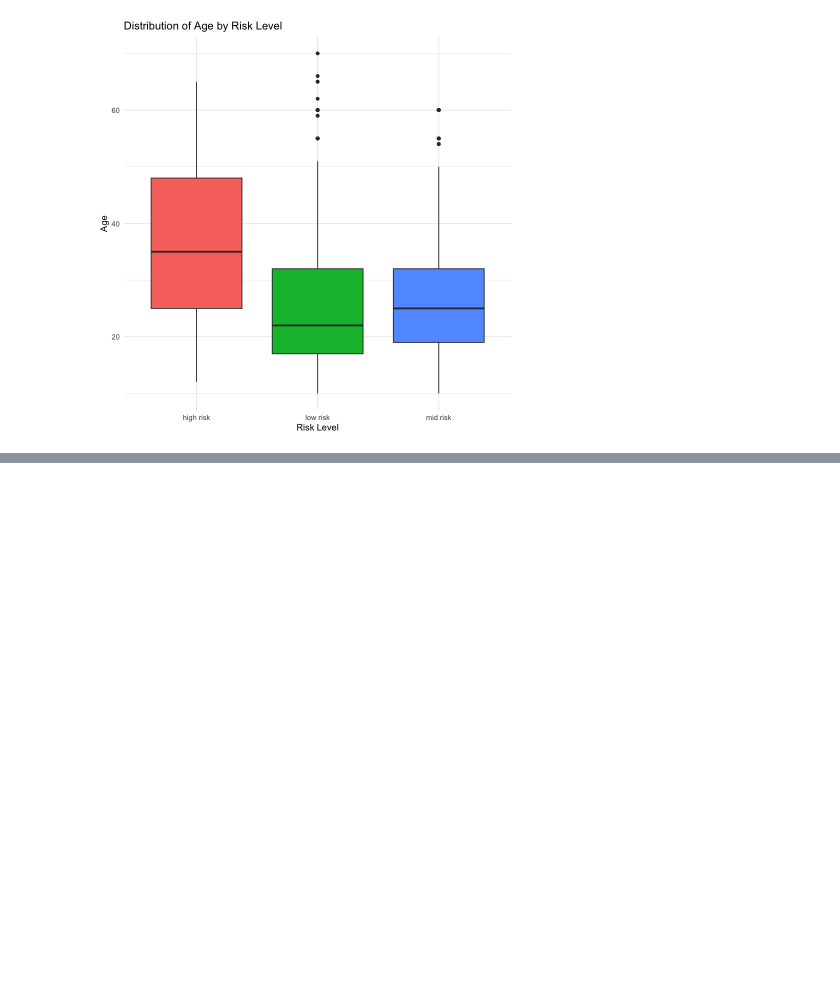
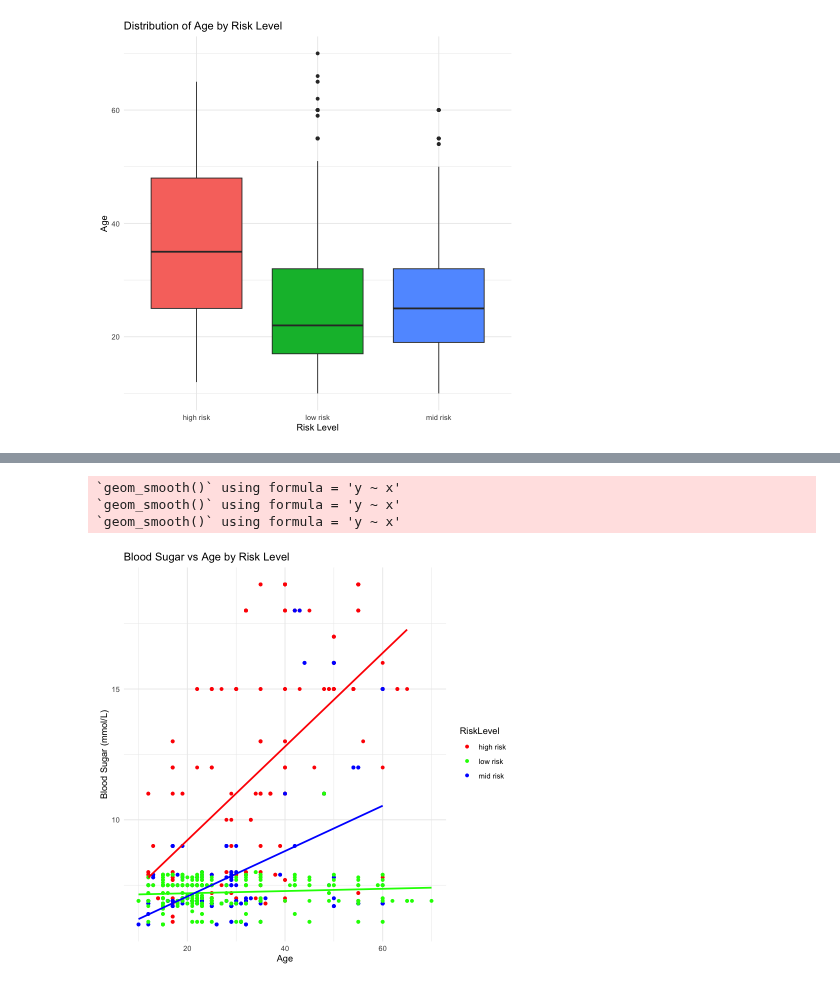
Before and after one commit to mencinas93/Maternal-Health, a Jupyter notebook: Maternal_Heath.ipynb, the cells around one changed output, grey strips where cells are left out. Drawn from its saved outputs; the diff is of its cells as text; code cells hidden in the pictures; blank space fills up the shorter version.

```diff
--- a/Maternal_Heath.ipynb
+++ b/Maternal_Heath.ipynb
@@ -195,0 +265,4 @@ ggplot(all_patients, aes(x = RiskLevel, y = `p.Age`, fill = RiskLevel)) +
+# %%
+low_risk <- subset(all_patients, p.RiskLevel == '"low risk"')
+mid_risk <- subset(all_patients, p.RiskLevel == '"mid risk"')
+high_risk <- subset(all_patients, p.RiskLevel == '"high risk"')
@@ -195,0 +297,22 @@ ggplot(all_patients, aes(x = RiskLevel, y = `p.Age`, fill = RiskLevel)) +
+# %%
+all_patients <- bind_rows(
+  mutate(high_risk, RiskLevel = "high risk"),
+  mutate(mid_risk, RiskLevel = "mid risk"),
+  mutate(low_risk, RiskLevel = "low risk")
+)
+# %%
+ggplot(all_patients, aes(x = p.Age, y = p.BS, color = RiskLevel)) +
+  geom_point() +
+  geom_smooth(data = low_risk, method = "lm", se = FALSE, color = "green") +
+  geom_smooth(data = mid_risk, method = "lm", se = FALSE, color = "blue") +
+  geom_smooth(data = high_risk, method = "lm", se = FALSE, color = "red") +
+  theme_minimal() +
+  labs(title = "Blood Sugar vs Age by Risk Level",
+       x = "Age",
+       y = "Blood Sugar (mmol/L)") +
+  scale_color_manual(values = c("high risk" = "red", "mid risk" = "blue", "low risk" = "green"))
+# %% [output]
+`geom_smooth()` using formula = 'y ~ x'
+`geom_smooth()` using formula = 'y ~ x'
+`geom_smooth()` using formula = 'y ~ x'
+[figure, added]
```
Also changed, not shown: parts of 9 cells of this notebook.
